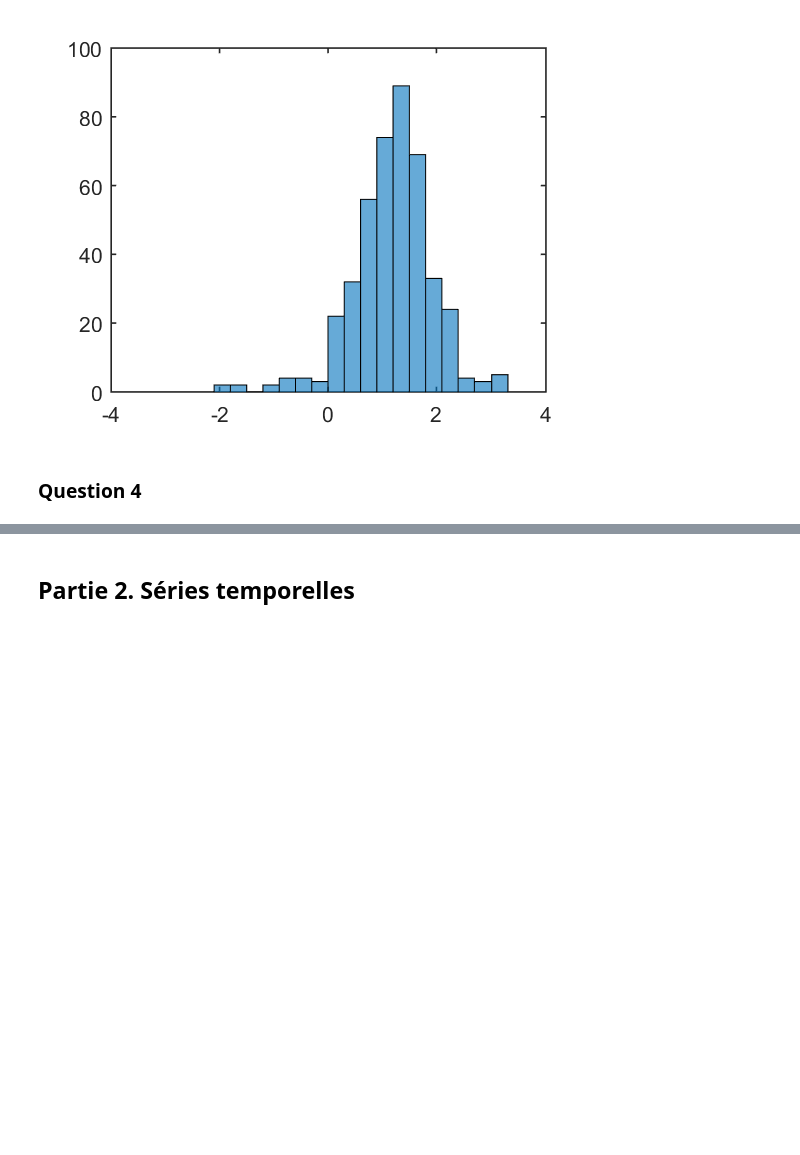
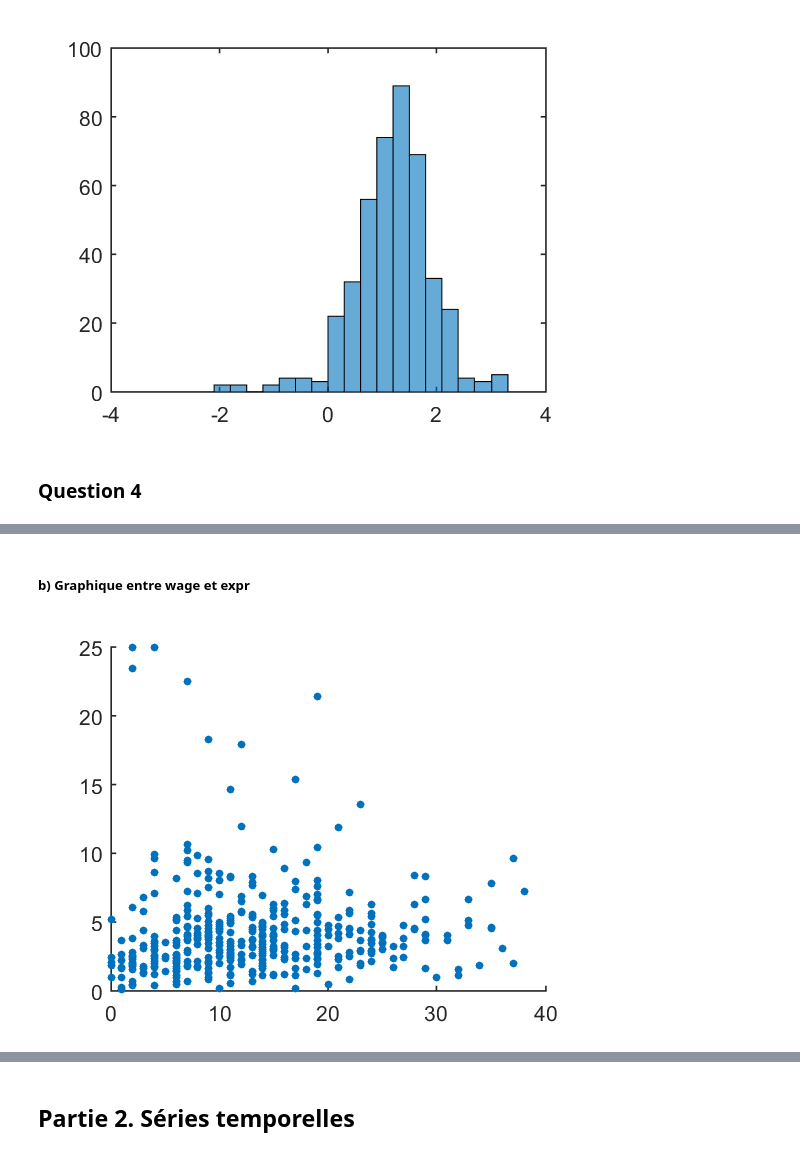
Before and after one commit to Juliette-Soler/Project-SIM207b, a Jupyter notebook: Projet.ipynb, the cells around one changed output, grey strips where cells are left out. Cells and saved outputs as stored; diff of their text form; code cells hidden in the pictures; blank space fills up the shorter version.

```diff
--- a/Projet.ipynb
+++ b/Projet.ipynb
@@ -129,0 +162,6 @@ histogram(lwage)
+# %% [markdown]
+##### b) Graphique entre wage et expr
+# %%
+scatter(S(:,19),S(:,7), 15, 'filled')
+# %% [output]
+[figure, added]
```
Also changed, not shown: parts of 34 cells of this notebook.
